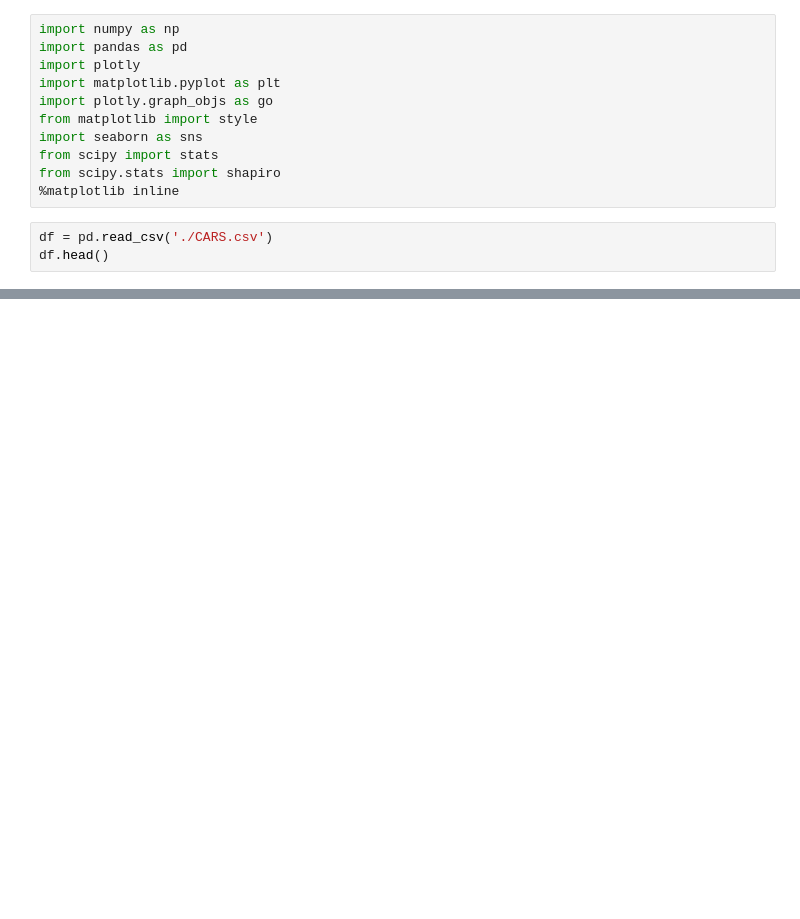
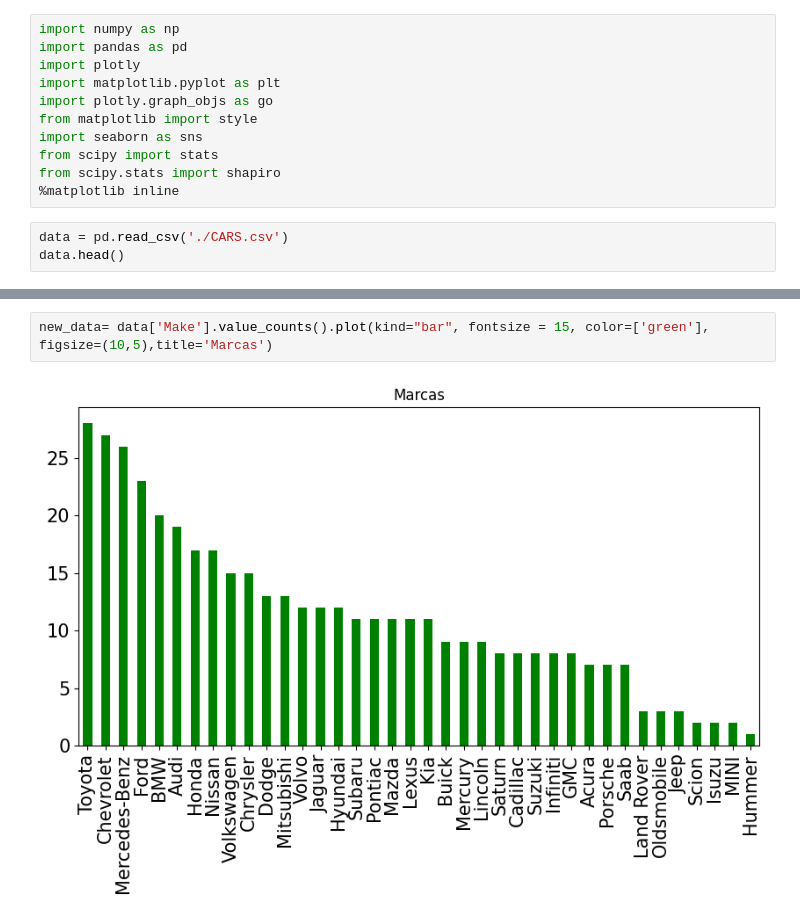
Before and after one commit to juanma1231/Estadistica-3, a Jupyter notebook: Tarea 1/src/puntos2.ipynb, the cells around one changed output, grey strips where cells are left out. Cells and saved outputs as stored; diff of their text form; blank space fills up the shorter version.

```diff
--- a/Tarea 1/src/puntos2.ipynb
+++ b/Tarea 1/src/puntos2.ipynb
@@ -10,6 +10,6 @@ from scipy import stats
 from scipy.stats import shapiro
 %matplotlib inline
 # %%
-df = pd.read_csv('./CARS.csv')
-df.head()
+data = pd.read_csv('./CARS.csv')
+data.head()
 # %% [output]
@@ -17,0 +53,4 @@ Error:
+# %%
+new_data= data['Make'].value_counts().plot(kind="bar", fontsize = 15, color=['green'], figsize=(10,5),title='Marcas')
+# %% [output]
+[figure, added]
```
Also changed, not shown: parts of 17 cells of this notebook.
